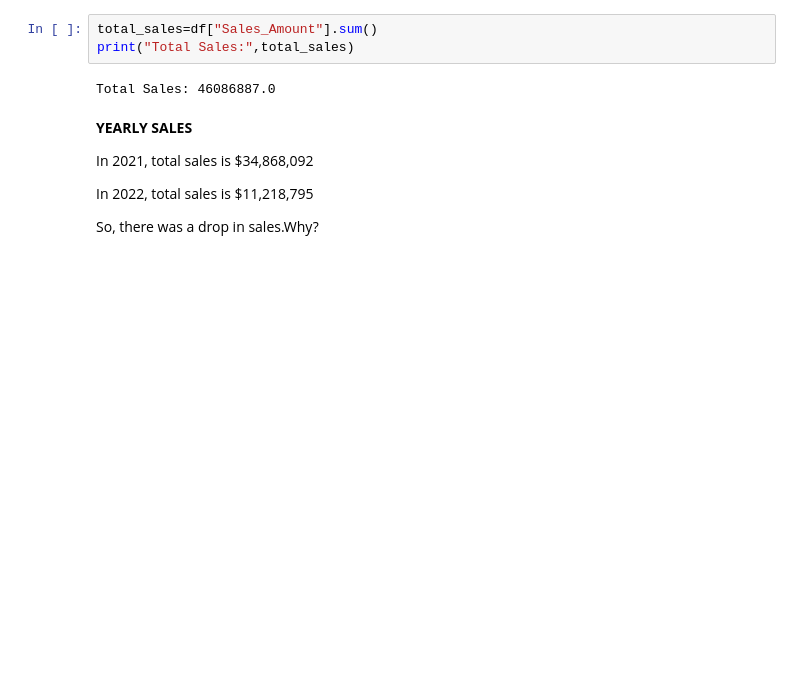
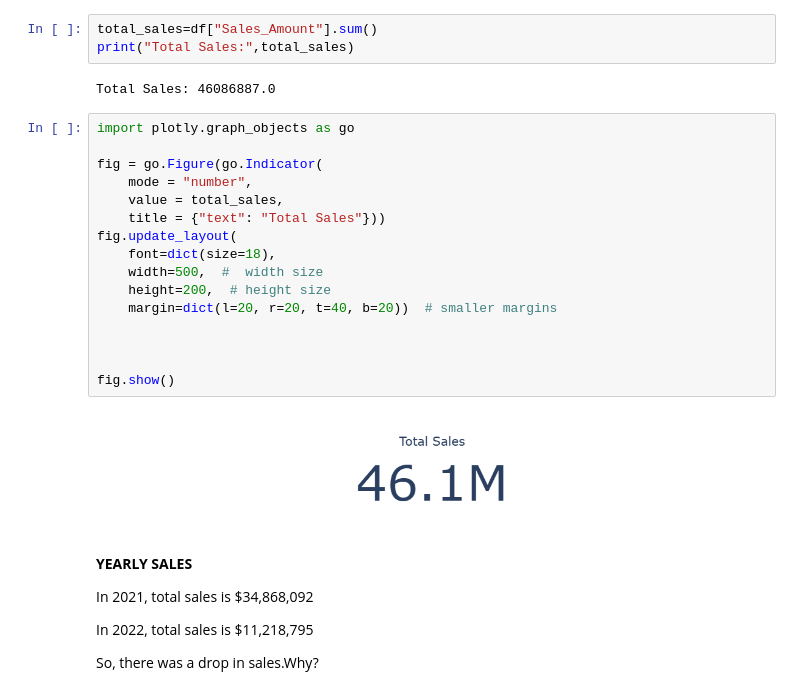
Before and after one commit to Lenida-Daniels/Sales-Analysis, a Jupyter notebook: sales_analysis.ipynb, the cells around one changed output. Cells and saved outputs as stored; diff of their text form; blank space fills up the shorter version.

Commit message:
Added visualization to yearly and quarterly sales

```diff
--- a/sales_analysis.ipynb
+++ b/sales_analysis.ipynb
@@ -89,6 +89,24 @@ total_sales=df["Sales_Amount"].sum()
 print("Total Sales:",total_sales)
 # %% [output]
 Total Sales: 46086887.0
+# %%
+import plotly.graph_objects as go
+
+fig = go.Figure(go.Indicator(
+    mode = "number",
+    value = total_sales,
+    title = {"text": "Total Sales"}))
+fig.update_layout(
+    font=dict(size=18),
+    width=500,  #  width size
+    height=200,  # height size
+    margin=dict(l=20, r=20, t=40, b=20))  # smaller margins
+
+
+
+fig.show()
+# %% [output]
+[figure, added]
 # %% [markdown]
 **YEARLY SALES**
 
```
Also changed, not shown: parts of 8 cells of this notebook.
